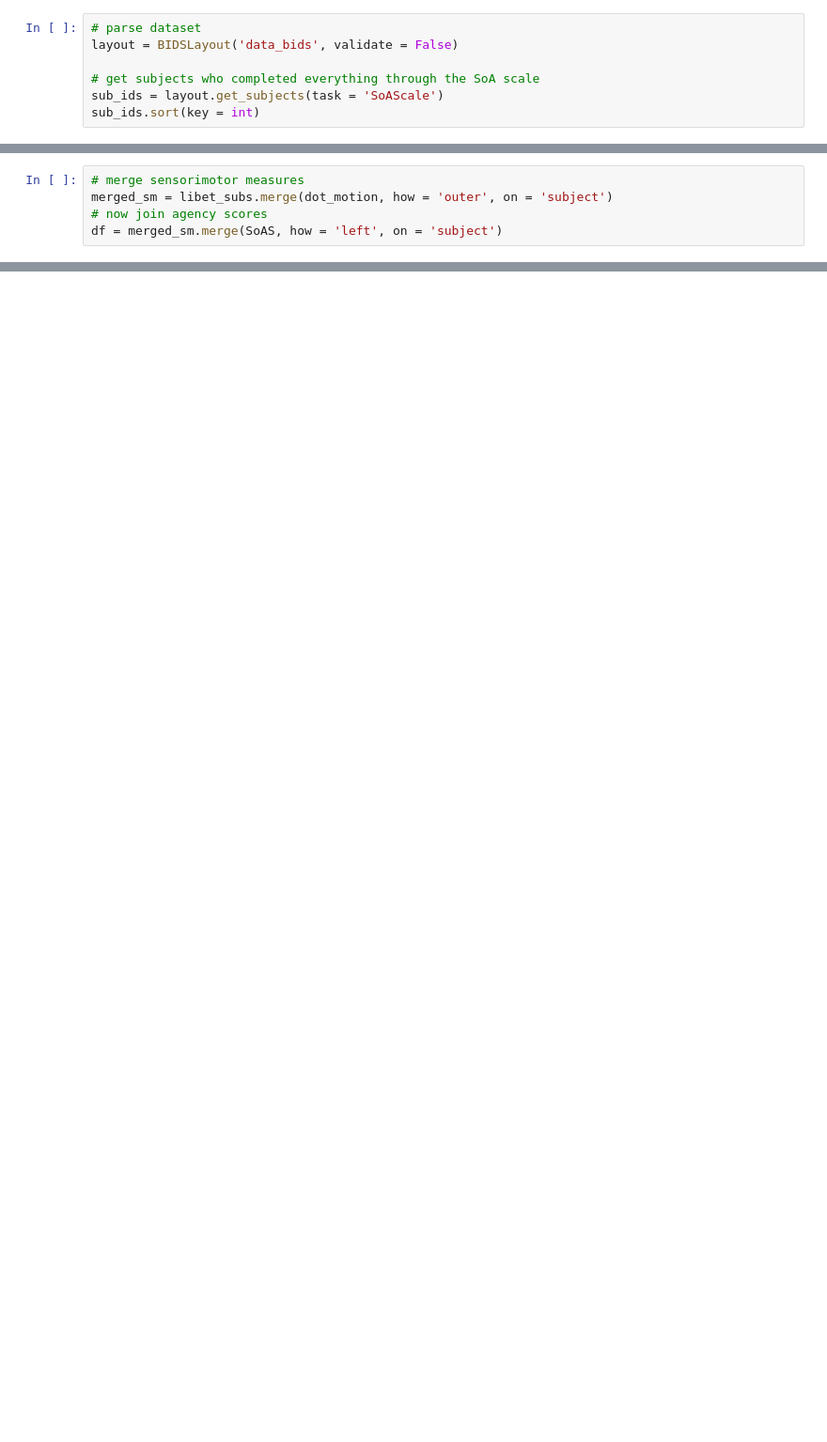
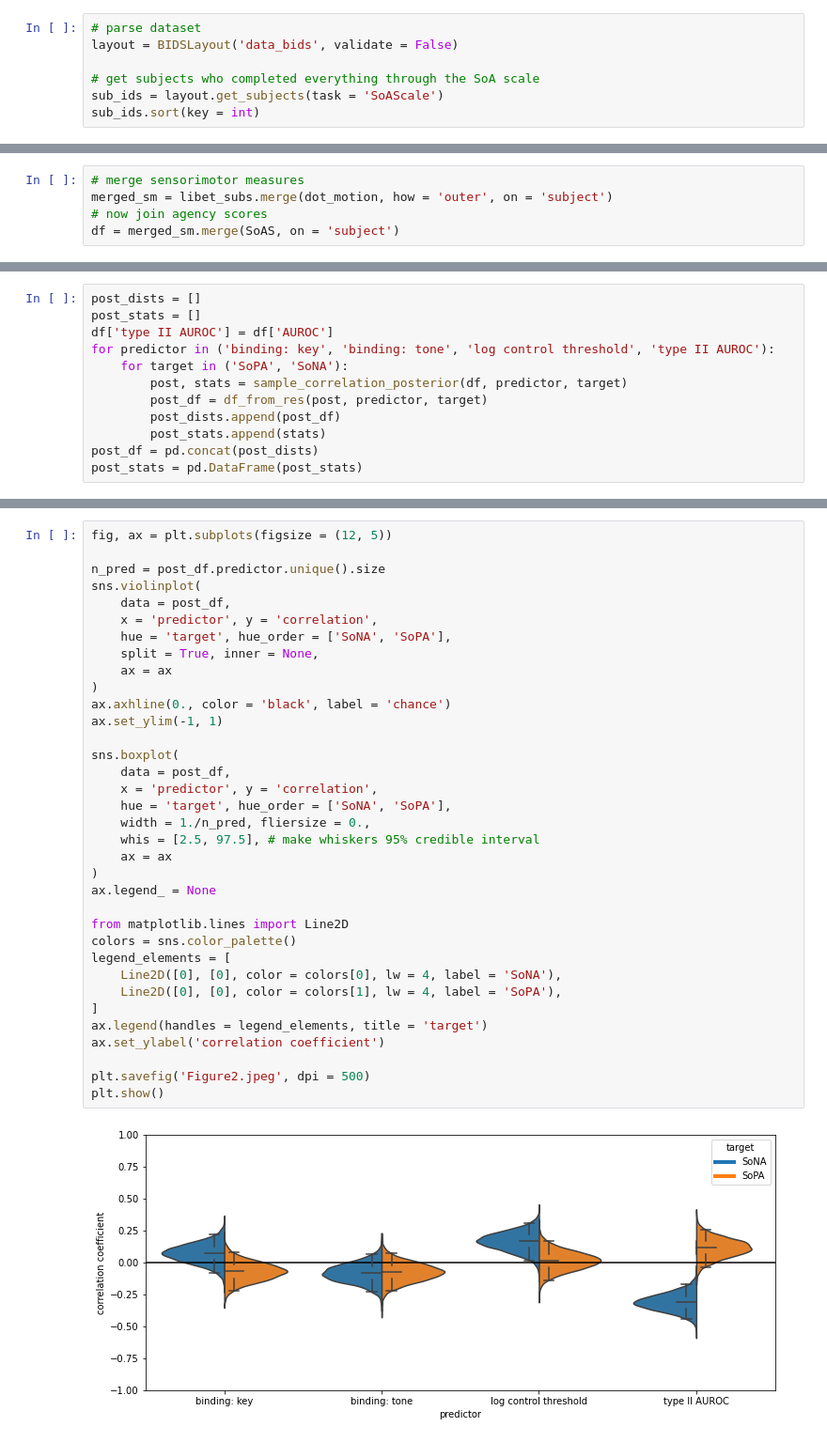
Before and after one commit to apex-lab/agency-battery-analysis, a Jupyter notebook: analysis.ipynb, the cells around one changed output, grey strips where cells are left out. Shown: that part at 94% size. Drawn from its saved outputs; the diff is of its cells as text; blank space fills up the shorter version.

Commit message:
adds Bayesian analysis workflow and updates notebook with full sample

```diff
--- a/analysis.ipynb
+++ b/analysis.ipynb
@@ -89,4 +119,4 @@ plt.show()
 # merge sensorimotor measures
 merged_sm = libet_subs.merge(dot_motion, how = 'outer', on = 'subject')
 # now join agency scores
-df = merged_sm.merge(SoAS, how = 'left', on = 'subject')
+df = merged_sm.merge(SoAS, on = 'subject')
@@ -156,0 +172,12 @@ plt.show()
+# %%
+post_dists = []
+post_stats = []
+df['type II AUROC'] = df['AUROC']
+for predictor in ('binding: key', 'binding: tone', 'log control threshold', 'type II AUROC'):
+    for target in ('SoPA', 'SoNA'):
+        post, stats = sample_correlation_posterior(df, predictor, target)
+        post_df = df_from_res(post, predictor, target)
+        post_dists.append(post_df)
+        post_stats.append(stats)
+post_df = pd.concat(post_dists)
+post_stats = pd.DataFrame(post_stats)
@@ -156,0 +205,37 @@ plt.show()
+# %%
+fig, ax = plt.subplots(figsize = (12, 5))
+
+n_pred = post_df.predictor.unique().size
+sns.violinplot(
+    data = post_df,
+    x = 'predictor', y = 'correlation',
+    hue = 'target', hue_order = ['SoNA', 'SoPA'],
+    split = True, inner = None,
+    ax = ax
+)
+ax.axhline(0., color = 'black', label = 'chance')
+ax.set_ylim(-1, 1)
+
+sns.boxplot(
+    data = post_df,
+    x = 'predictor', y = 'correlation',
+    hue = 'target', hue_order = ['SoNA', 'SoPA'],
+    width = 1./n_pred, fliersize = 0.,
+    whis = [2.5, 97.5], # make whiskers 95% credible interval
+    ax = ax
+)
+ax.legend_ = None
+
+from matplotlib.lines import Line2D
+colors = sns.color_palette()
+legend_elements = [
+    Line2D([0], [0], color = colors[0], lw = 4, label = 'SoNA'),
+    Line2D([0], [0], color = colors[1], lw = 4, label = 'SoPA'),
+]
+ax.legend(handles = legend_elements, title = 'target')
+ax.set_ylabel('correlation coefficient')
+
+plt.savefig('Figure2.jpeg', dpi = 500)
+plt.show()
+# %% [output]
+[figure, added]
```
Also changed, not shown: parts of 23 cells of this notebook, 6 other files.
